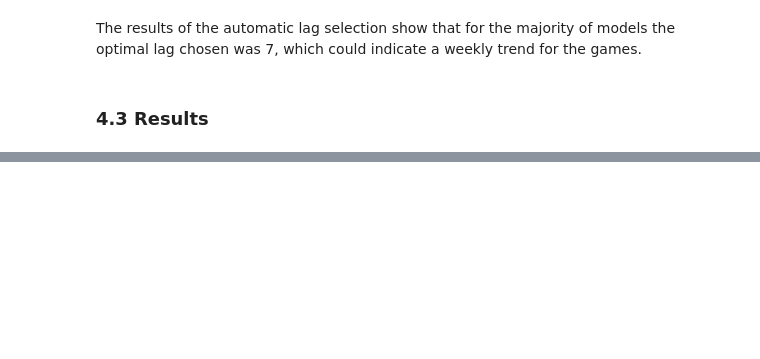
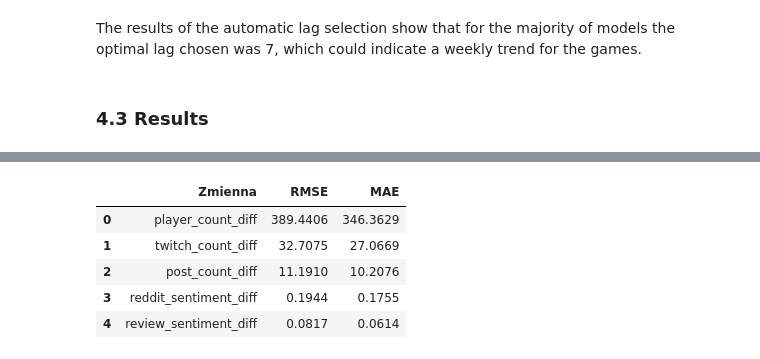
Before and after one commit to mapisz/Magisterka, a Jupyter notebook: time_series_analysis.ipynb, the cells around one changed output, grey strips where cells are left out. Saved outputs shown, nothing was run; the diff lists cells and outputs as text; code cells hidden in the pictures; blank space fills up the shorter version.

```diff
--- a/time_series_analysis.ipynb
+++ b/time_series_analysis.ipynb
@@ -222,0 +275,21 @@ It is worth noticing that because of the number of games and variables, the Gran
+# %%
+error_summary = []
+
+for metric in var_metrics:
+    err_rmse = rmse(test[metric], df_forecast[metric])
+    err_mae = mean_absolute_error(test[metric], df_forecast[metric])
+    error_summary.append({
+        'Zmienna': metric,
+        'RMSE': round(err_rmse, 4),
+        'MAE': round(err_mae, 4)
+    })
+
+df_errors = pd.DataFrame(error_summary)
+display(df_errors)
+# %% [output]
+|  | Zmienna | RMSE | MAE |
+| 0 | player_count_diff | 389.4406 | 346.3629 |
+| 1 | twitch_count_diff | 32.7075 | 27.0669 |
+| 2 | post_count_diff | 11.1910 | 10.2076 |
+| 3 | reddit_sentiment_diff | 0.1944 | 0.1755 |
+| 4 | review_sentiment_diff | 0.0817 | 0.0614 |
```
Also changed, not shown: parts of 15 cells of this notebook, 2 other files.
